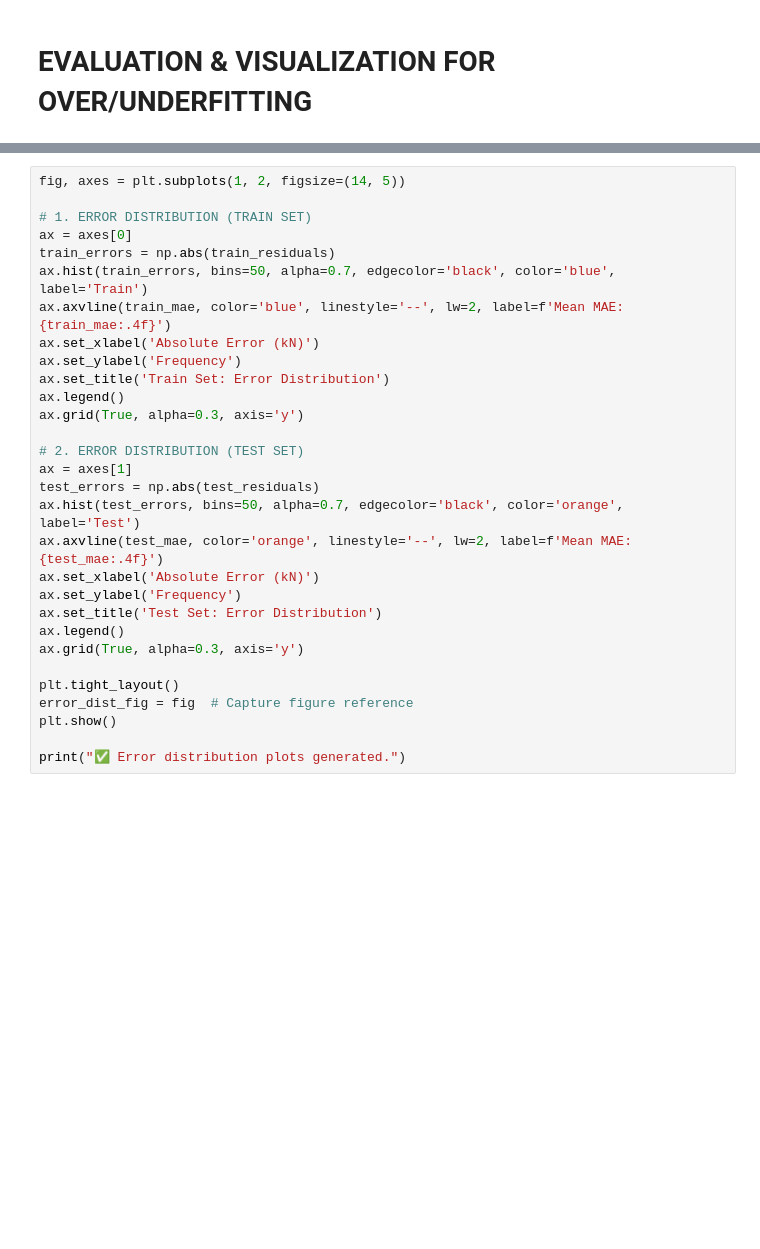
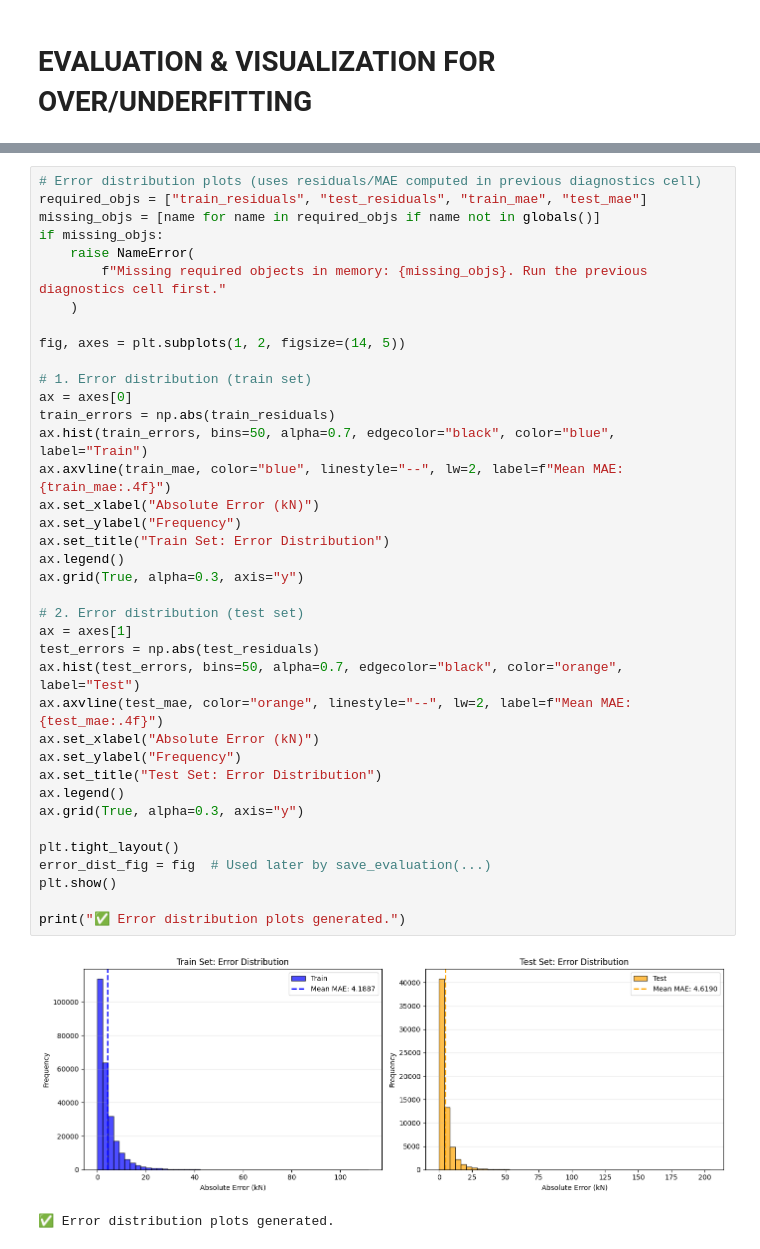
Before and after one commit to Jasp3r16/thesis_generative_timber, a Jupyter notebook: c21_surrogate_model_training.ipynb, the cells around one changed output, grey strips where cells are left out. Cells and saved outputs as stored; diff of their text form; blank space fills up the shorter version.

```diff
--- a/c21_surrogate_model_training.ipynb
+++ b/c21_surrogate_model_training.ipynb
@@ -440,33 +610,44 @@ print("Collecting predictions for visualization...")
 # %%
+# Error distribution plots (uses residuals/MAE computed in previous diagnostics cell)
+required_objs = ["train_residuals", "test_residuals", "train_mae", "test_mae"]
+missing_objs = [name for name in required_objs if name not in globals()]
+if missing_objs:
+    raise NameError(
+        f"Missing required objects in memory: {missing_objs}. Run the previous diagnostics cell first."
+    )
+
 fig, axes = plt.subplots(1, 2, figsize=(14, 5))
 
-# 1. ERROR DISTRIBUTION (TRAIN SET)
+# 1. Error distribution (train set)
 ax = axes[0]
 train_errors = np.abs(train_residuals)
-ax.hist(train_errors, bins=50, alpha=0.7, edgecolor='black', color='blue', label='Train')
-ax.axvline(train_mae, color='blue', linestyle='--', lw=2, label=f'Mean MAE: {train_mae:.4f}')
-ax.set_xlabel('Absolute Error (kN)')
-ax.set_ylabel('Frequency')
-ax.set_title('Train Set: Error Distribution')
+ax.hist(train_errors, bins=50, alpha=0.7, edgecolor="black", color="blue", label="Train")
+ax.axvline(train_mae, color="blue", linestyle="--", lw=2, label=f"Mean MAE: {train_mae:.4f}")
+ax.set_xlabel("Absolute Error (kN)")
+ax.set_ylabel("Frequency")
+ax.set_title("Train Set: Error Distribution")
 ax.legend()
-ax.grid(True, alpha=0.3, axis='y')
+ax.grid(True, alpha=0.3, axis="y")
 
-# 2. ERROR DISTRIBUTION (TEST SET)
+# 2. Error distribution (test set)
 ax = axes[1]
 test_errors = np.abs(test_residuals)
-ax.hist(test_errors, bins=50, alpha=0.7, edgecolor='black', color='orange', label='Test')
-ax.axvline(test_mae, color='orange', linestyle='--', lw=2, label=f'Mean MAE: {test_mae:.4f}')
-ax.set_xlabel('Absolute Error (kN)')
-ax.set_ylabel('Frequency')
-ax.set_title('Test Set: Error Distribution')
+ax.hist(test_errors, bins=50, alpha=0.7, edgecolor="black", color="orange", label="Test")
+ax.axvline(test_mae, color="orange", linestyle="--", lw=2, label=f"Mean MAE: {test_mae:.4f}")
+ax.set_xlabel("Absolute Error (kN)")
+ax.set_ylabel("Frequency")
+ax.set_title("Test Set: Error Distribution")
 ax.legend()
-ax.grid(True, alpha=0.3, axis='y')
+ax.grid(True, alpha=0.3, axis="y")
 
 plt.tight_layout()
-error_dist_fig = fig  # Capture figure reference
+error_dist_fig = fig  # Used later by save_evaluation(...)
 plt.show()
 
 print("✅ Error distribution plots generated.")
+# %% [output]
+[figure, added]
+✅ Error distribution plots generated.
 # %%
 import importlib
 import config
```
Also changed, not shown: parts of 13 cells of this notebook, 5 other files.
